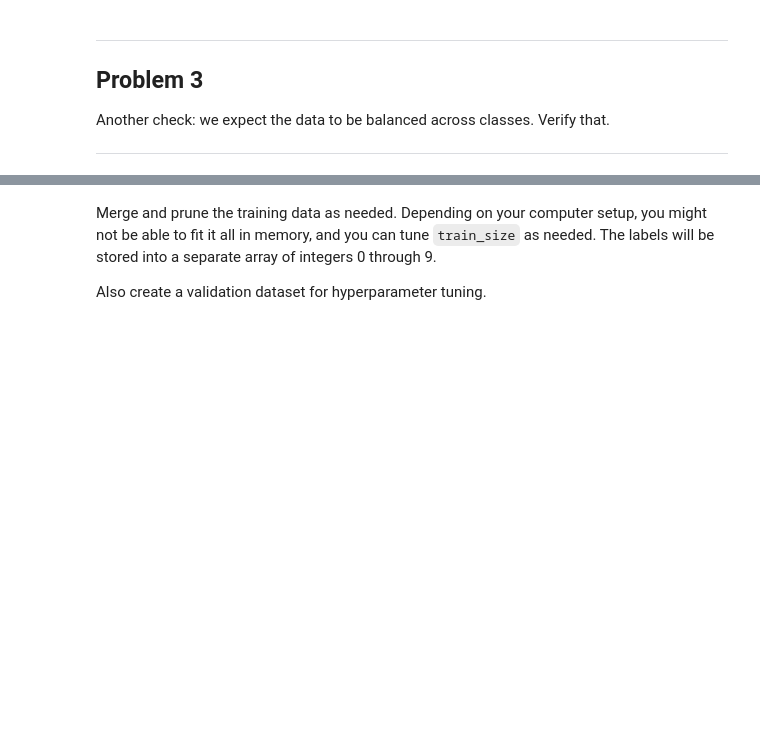
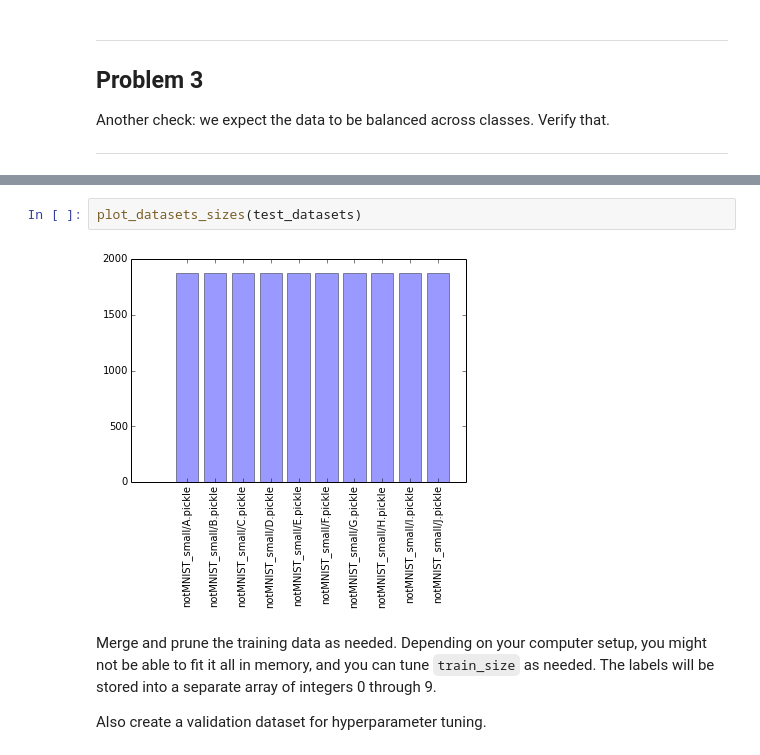
Before and after one commit to michaldul/deep-learning-course, a Jupyter notebook: examples/1_notmnist.ipynb, the cells around one changed output, grey strips where cells are left out. Drawn from its saved outputs; the diff is of its cells as text; blank space fills up the shorter version.

```diff
--- a/examples/1_notmnist.ipynb
+++ b/examples/1_notmnist.ipynb
@@ -183,3 +226,7 @@ Another check: we expect the data to be balanced across classes. Verify that.
+# %%
+plot_datasets_sizes(test_datasets)
+# %% [output]
+[figure, added]
 # %% [markdown]
 Merge and prune the training data as needed. Depending on your computer setup, you might not be able to fit it all in memory, and you can tune `train_size` as needed. The labels will be stored into a separate array of integers 0 through 9.
 
```
Also changed, not shown: parts of 9 cells of this notebook.
